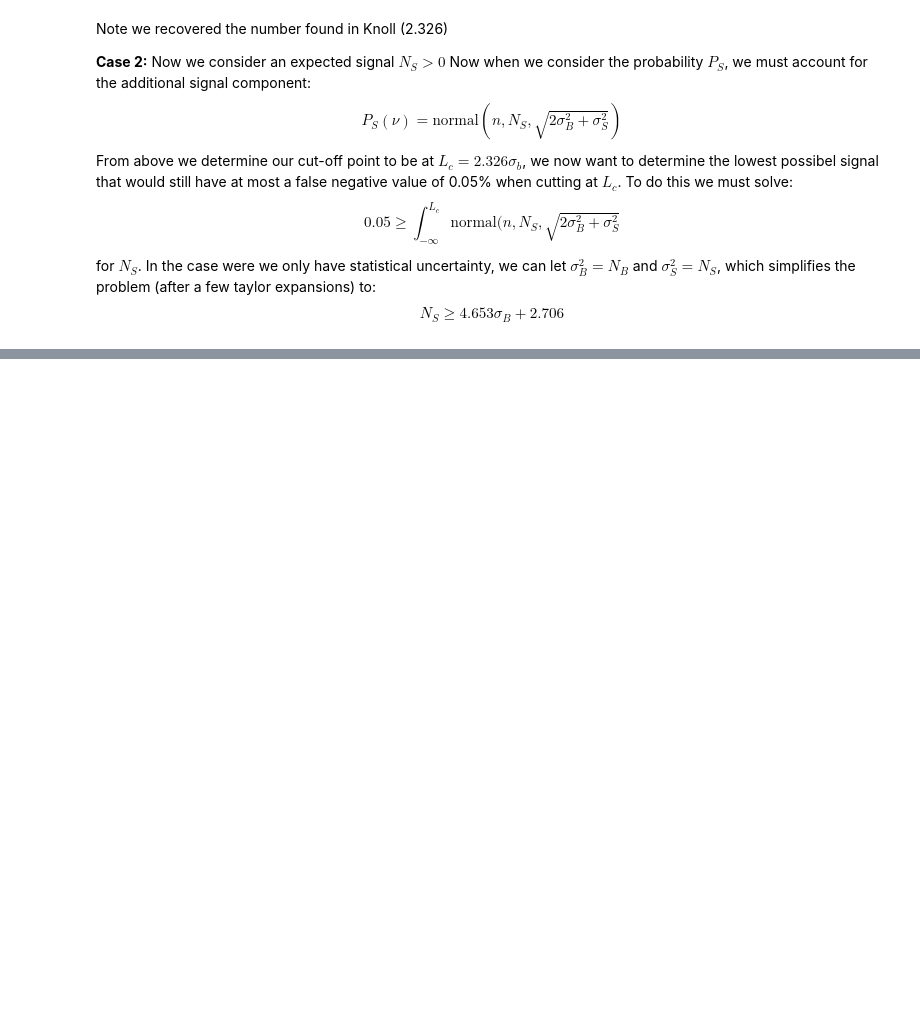
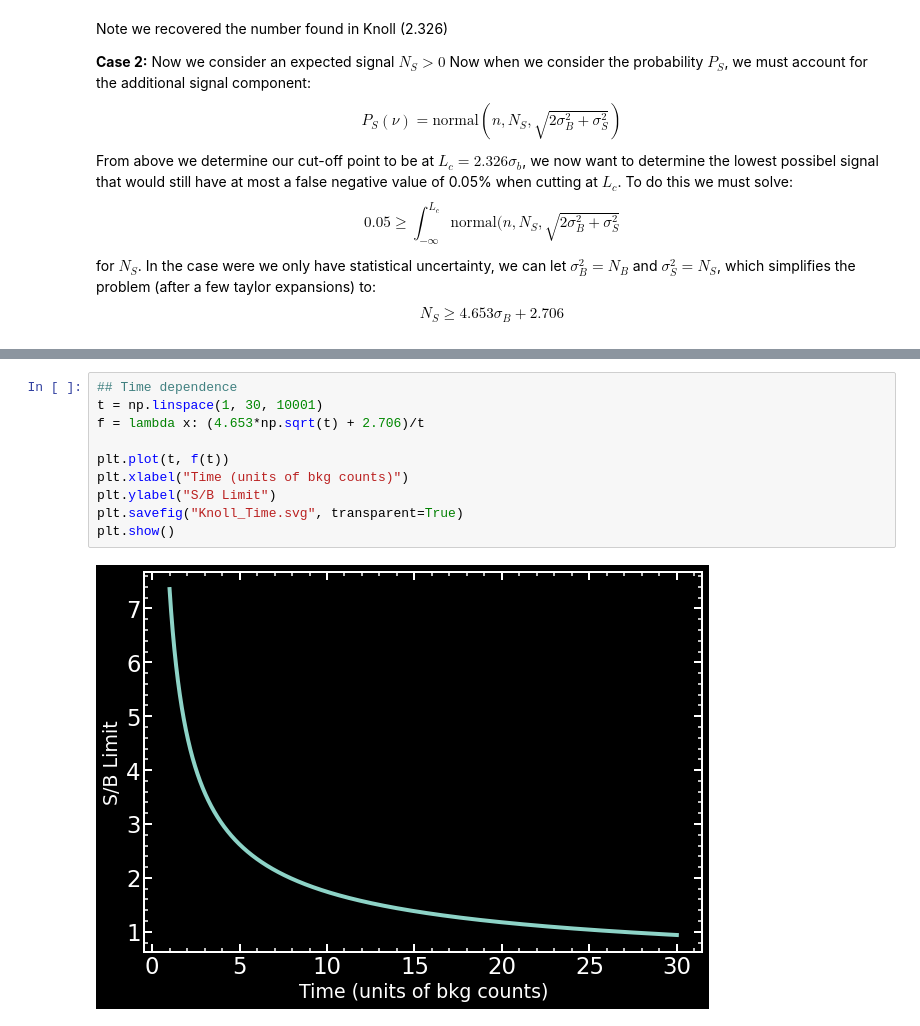
Before and after one commit to MorganAskins/AStudyInStatistics, a Jupyter notebook: 1_Knoll.ipynb, the cells around one changed output, grey strips where cells are left out. Saved outputs shown, nothing was run; the diff lists cells and outputs as text; blank space fills up the shorter version.

```diff
--- a/1_Knoll.ipynb
+++ b/1_Knoll.ipynb
@@ -109,0 +117,12 @@ In the next notebook let us explore signal sensitiv
+# %%
+## Time dependence
+t = np.linspace(1, 30, 10001)
+f = lambda x: (4.653*np.sqrt(t) + 2.706)/t
+
+plt.plot(t, f(t))
+plt.xlabel("Time (units of bkg counts)")
+plt.ylabel("S/B Limit")
+plt.savefig("Knoll_Time.svg", transparent=True)
+plt.show()
+# %% [output]
+[figure, added]
```
Also changed, not shown: parts of 6 cells of this notebook, 3 other files.
